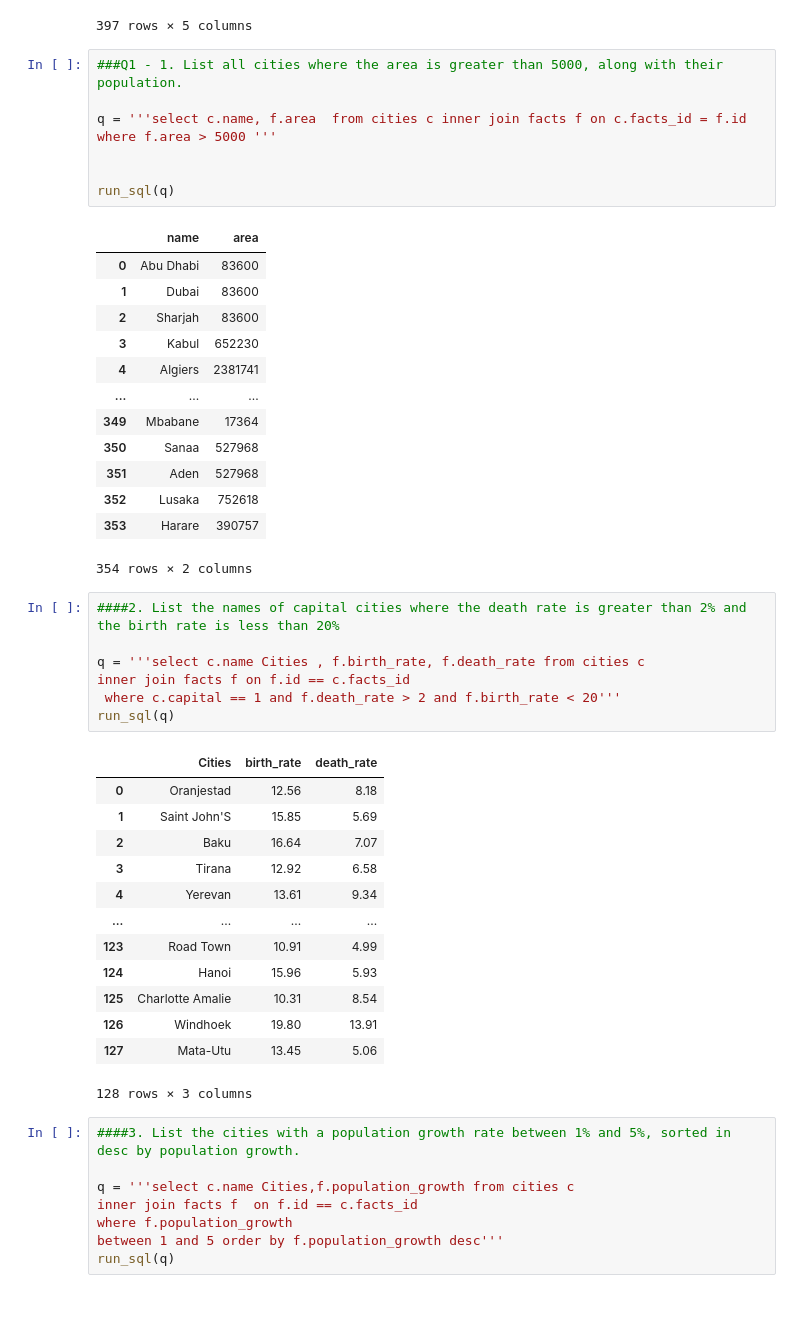
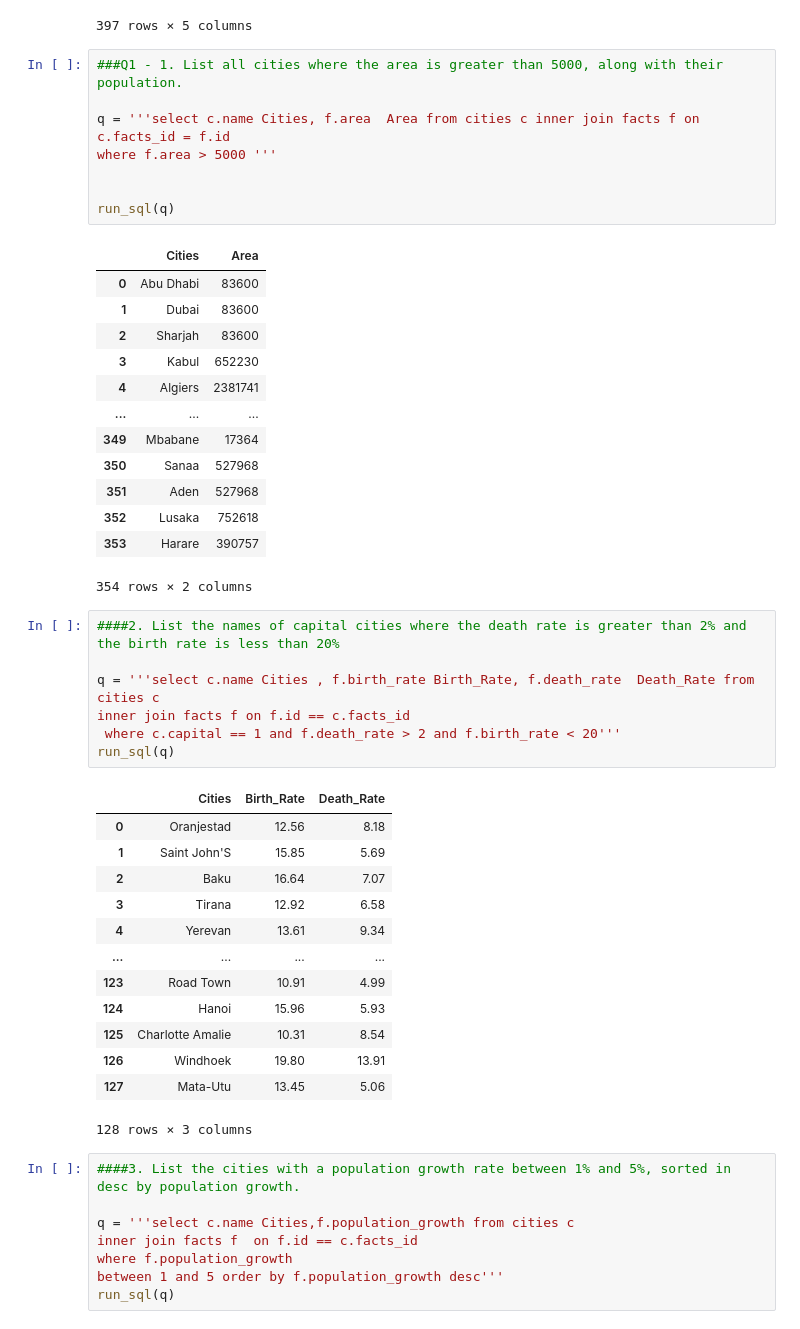
Before and after one commit to Naeemayub/DAC, a Jupyter notebook: assignemnt_10.ipynb, the cells around one changed output. Saved outputs shown, nothing was run; the diff lists cells and outputs as text.

```diff
--- a/assignemnt_10.ipynb
+++ b/assignemnt_10.ipynb
@@ -71,13 +71,13 @@ run_sql(q)
 # %%
 ###Q1 - 1. List all cities where the area is greater than 5000, along with their population.
 
-q = '''select c.name, f.area  from cities c inner join facts f on c.facts_id = f.id
+q = '''select c.name Cities, f.area  Area from cities c inner join facts f on c.facts_id = f.id
 where f.area > 5000 '''
 
 
 run_sql(q)
 # %% [output]
-|  | name | area |
+|  | Cities | Area |
 | 0 | Abu Dhabi | 83600 |
 | 1 | Dubai | 83600 |
 | 2 | Sharjah | 83600 |
@@ -93,12 +93,12 @@ run_sql(q)
 # %%
 ####2. List the names of capital cities where the death rate is greater than 2% and the birth rate is less than 20%
 
-q = '''select c.name Cities , f.birth_rate, f.death_rate from cities c
+q = '''select c.name Cities , f.birth_rate Birth_Rate, f.death_rate  Death_Rate from cities c
 inner join facts f on f.id == c.facts_id
  where c.capital == 1 and f.death_rate > 2 and f.birth_rate < 20'''
 run_sql(q)
 # %% [output]
-|  | Cities | birth_rate | death_rate |
+|  | Cities | Birth_Rate | Death_Rate |
 | 0 | Oranjestad | 12.56 | 8.18 |
 | 1 | Saint John'S | 15.85 | 5.69 |
 | 2 | Baku | 16.64 | 7.07 |
```
